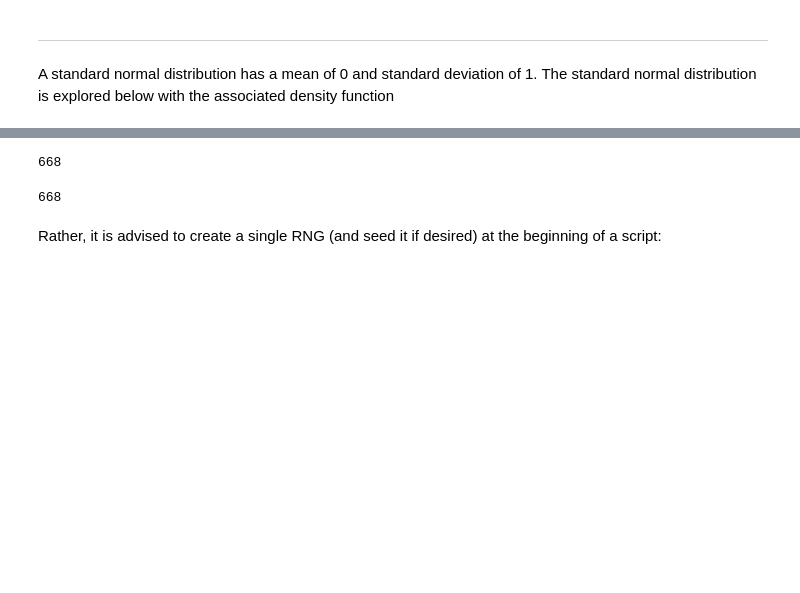
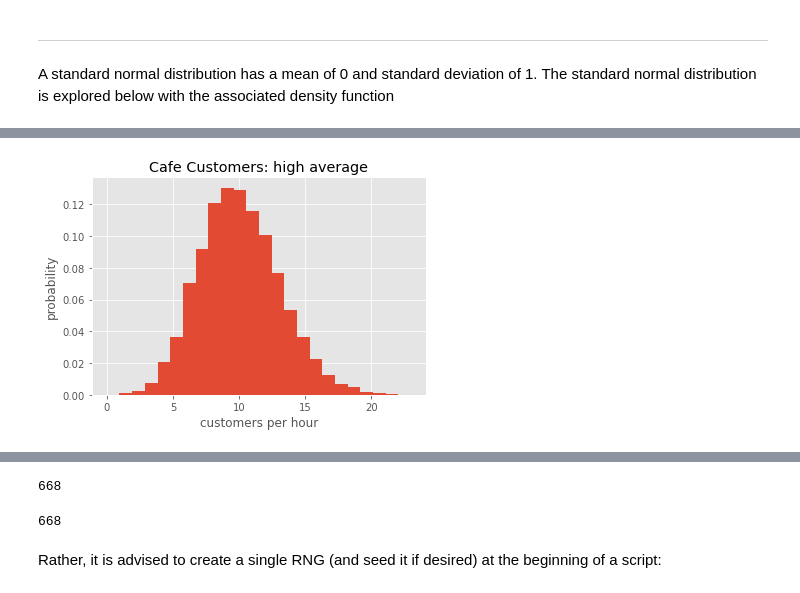
Before and after one commit to colm-o-caoimh/NumpyRandom, a Jupyter notebook: Assignment2020.ipynb, the cells around one changed output, grey strips where cells are left out. Saved outputs shown, nothing was run; the diff lists cells and outputs as text; code cells hidden in the pictures; blank space fills up the shorter version.

```diff
--- a/Assignment2020.ipynb
+++ b/Assignment2020.ipynb
@@ -479,0 +541,14 @@ First, estimate the mean (good practice with any distribution)
+# %%
+pois_high_ave = rng.poisson(lam=10, size=10000)
+# %%
+bins = max(pois_high_ave) + 1
+count, bins, ignored = plt.hist(pois_high_ave, bins, density=True)
+
+plt.title('Cafe Customers: high average')
+plt.xlabel('customers per hour')
+plt.ylabel('probability')
+
+
+plt.show()
+# %% [output]
+[figure, added]
```
Also changed, not shown: parts of 69 cells of this notebook.
